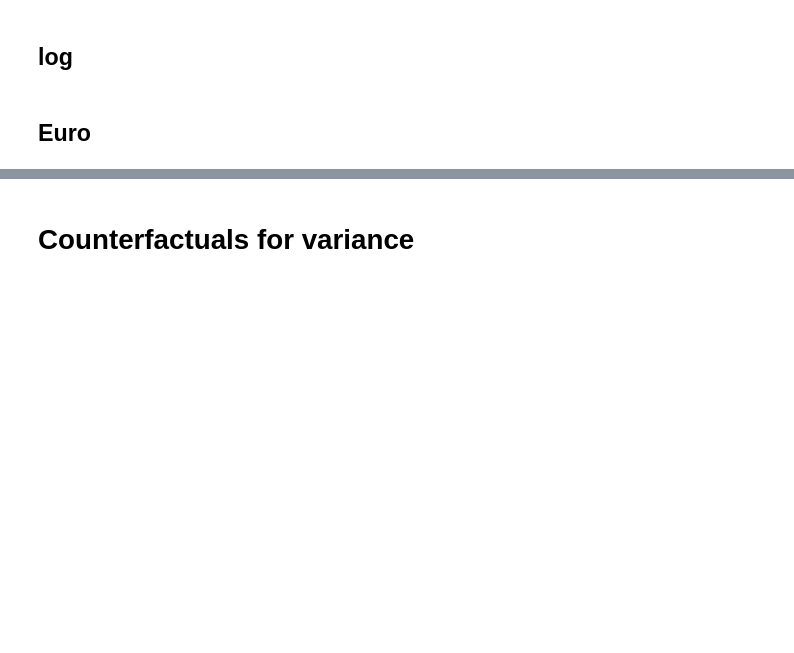
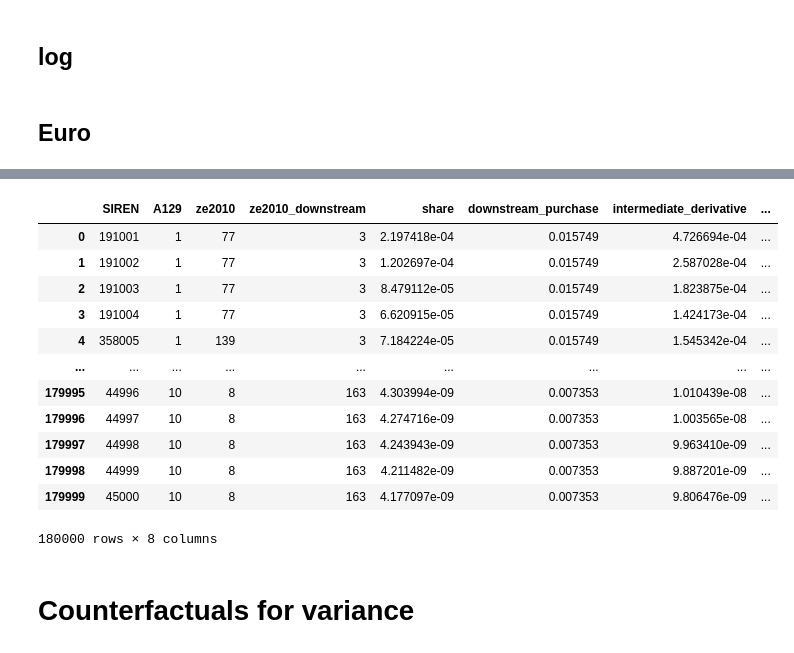
Before and after one commit to SwannChelly/SMM_Spatial_Comovement, a Jupyter notebook: analysis.ipynb, the cells around one changed output, grey strips where cells are left out. Cells and saved outputs as stored; diff of their text form; code cells hidden in the pictures; blank space fills up the shorter version.

```diff
--- a/analysis.ipynb
+++ b/analysis.ipynb
@@ -2558,3 +2739,21 @@ fig.savefig(os.path.join("../reporting_combined", f'shock_Douai.png'), dpi = 600
+# %%
+df = pd.read_csv('../baseline_aero/w_sr_d_sr.csv')
+df.ze2010 = df.ze2010.astype(str).str.zfill(4)
+suppliers
+# %% [output]
+|  | SIREN | A129 | ze2010 | ze2010_downstream | share | downstream_purchase | intermediate_derivative | ... |
+| 0 | 191001 | 1 | 77 | 3 | 2.197418e-04 | 0.015749 | 4.726694e-04 | ... |
+| 1 | 191002 | 1 | 77 | 3 | 1.202697e-04 | 0.015749 | 2.587028e-04 | ... |
+| 2 | 191003 | 1 | 77 | 3 | 8.479112e-05 | 0.015749 | 1.823875e-04 | ... |
+| 3 | 191004 | 1 | 77 | 3 | 6.620915e-05 | 0.015749 | 1.424173e-04 | ... |
+| 4 | 358005 | 1 | 139 | 3 | 7.184224e-05 | 0.015749 | 1.545342e-04 | ... |
+| ... | ... | ... | ... | ... | ... | ... | ... | ... |
+| 179995 | 44996 | 10 | 8 | 163 | 4.303994e-09 | 0.007353 | 1.010439e-08 | ... |
+| 179996 | 44997 | 10 | 8 | 163 | 4.274716e-09 | 0.007353 | 1.003565e-08 | ... |
+| 179997 | 44998 | 10 | 8 | 163 | 4.243943e-09 | 0.007353 | 9.963410e-09 | ... |
+| 179998 | 44999 | 10 | 8 | 163 | 4.211482e-09 | 0.007353 | 9.887201e-09 | ... |
+| 179999 | 45000 | 10 | 8 | 163 | 4.177097e-09 | 0.007353 | 9.806476e-09 | ... |
+180000 rows × 8 columns
 # %%
 france.query('ze2010_name == "Douai"')
 # %% [markdown]
```
Also changed, not shown: parts of 27 cells of this notebook, 1 other file.
